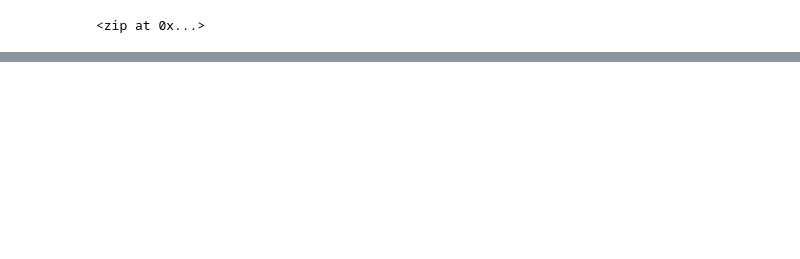
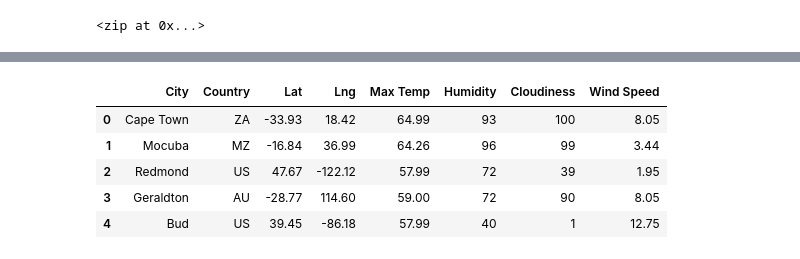
Before and after one commit to Daniel-Schroeder15/World_Weather_Analysis, a Jupyter notebook: WeatherPy.ipynb, the cells around one changed output, grey strips where cells are left out. Cells and saved outputs as stored; diff of their text form; code cells hidden in the pictures; blank space fills up the shorter version.

```diff
--- a/WeatherPy.ipynb
+++ b/WeatherPy.ipynb
@@ -39,0 +153,11 @@ len(cities)
+# %%
+new_column_order = ["City","Country","Lat","Lng","Max Temp","Humidity", "Cloudiness","Wind Speed"]
+city_data_df = city_data_df[new_column_order]
+city_data_df.head()
+# %% [output]
+|  | City | Country | Lat | Lng | Max Temp | Humidity | Cloudiness | Wind Speed |
+| 0 | Cape Town | ZA | -33.93 | 18.42 | 64.99 | 93 | 100 | 8.05 |
+| 1 | Mocuba | MZ | -16.84 | 36.99 | 64.26 | 96 | 99 | 3.44 |
+| 2 | Redmond | US | 47.67 | -122.12 | 57.99 | 72 | 39 | 1.95 |
+| 3 | Geraldton | AU | -28.77 | 114.60 | 59.00 | 72 | 90 | 8.05 |
+| 4 | Bud | US | 39.45 | -86.18 | 57.99 | 40 | 1 | 12.75 |
```
Also changed, not shown: parts of 9 cells of this notebook, 3 other files.
